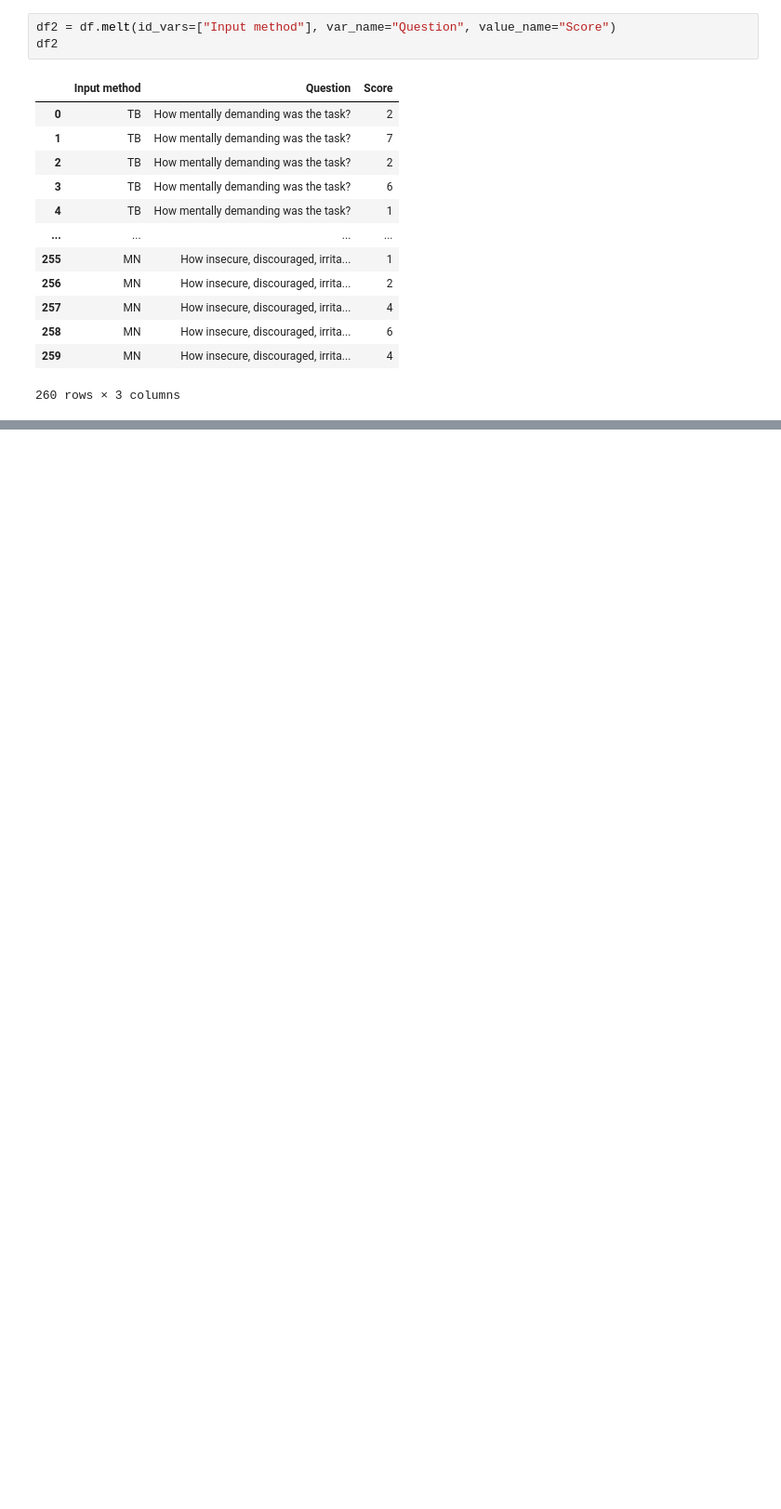
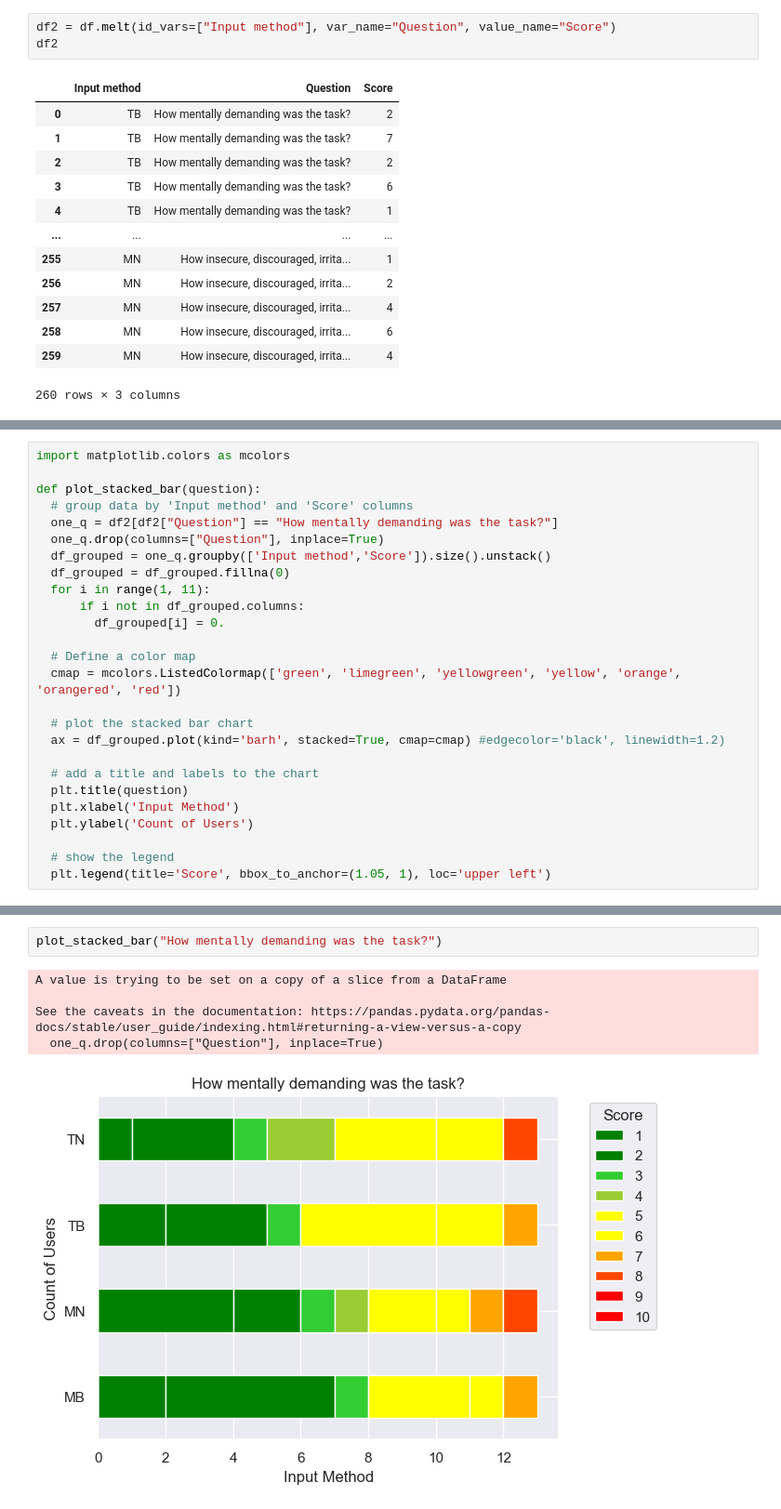
Before and after one commit to IoanaBaciu24/BubbleCursorExperiment, a Jupyter notebook: analysis_questionnaire.ipynb, the cells around one changed output, grey strips where cells are left out. Shown at 93% size. Cells and saved outputs as stored; diff of their text form; blank space fills up the shorter version.

```diff
--- a/analysis_questionnaire.ipynb
+++ b/analysis_questionnaire.ipynb
@@ -158,0 +119,26 @@ sns.boxplot(y="Input method", x="Score", data=scores, orient="h", order=order)
+# %%
+import matplotlib.colors as mcolors
+
+def plot_stacked_bar(question):
+  # group data by 'Input method' and 'Score' columns
+  one_q = df2[df2["Question"] == "How mentally demanding was the task?"]
+  one_q.drop(columns=["Question"], inplace=True)
+  df_grouped = one_q.groupby(['Input method','Score']).size().unstack()
+  df_grouped = df_grouped.fillna(0)
+  for i in range(1, 11):
+      if i not in df_grouped.columns:
+        df_grouped[i] = 0.
+
+  # Define a color map
+  cmap = mcolors.ListedColormap(['green', 'limegreen', 'yellowgreen', 'yellow', 'orange', 'orangered', 'red'])
+
+  # plot the stacked bar chart
+  ax = df_grouped.plot(kind='barh', stacked=True, cmap=cmap) #edgecolor='black', linewidth=1.2)
+
+  # add a title and labels to the chart
+  plt.title(question)
+  plt.xlabel('Input Method')
+  plt.ylabel('Count of Users')
+
+  # show the legend
+  plt.legend(title='Score', bbox_to_anchor=(1.05, 1), loc='upper left')
@@ -158,0 +154,8 @@ sns.boxplot(y="Input method", x="Score", data=scores, orient="h", order=order)
+# %%
+plot_stacked_bar("How mentally demanding was the task?")
+# %% [output]
+A value is trying to be set on a copy of a slice from a DataFrame
+
+See the caveats in the documentation: https://pandas.pydata.org/pandas-docs/stable/user_guide/indexing.html#returning-a-view-versus-a-copy
+  one_q.drop(columns=["Question"], inplace=True)
+[figure, added]
```
Also changed, not shown: parts of 15 cells of this notebook.
